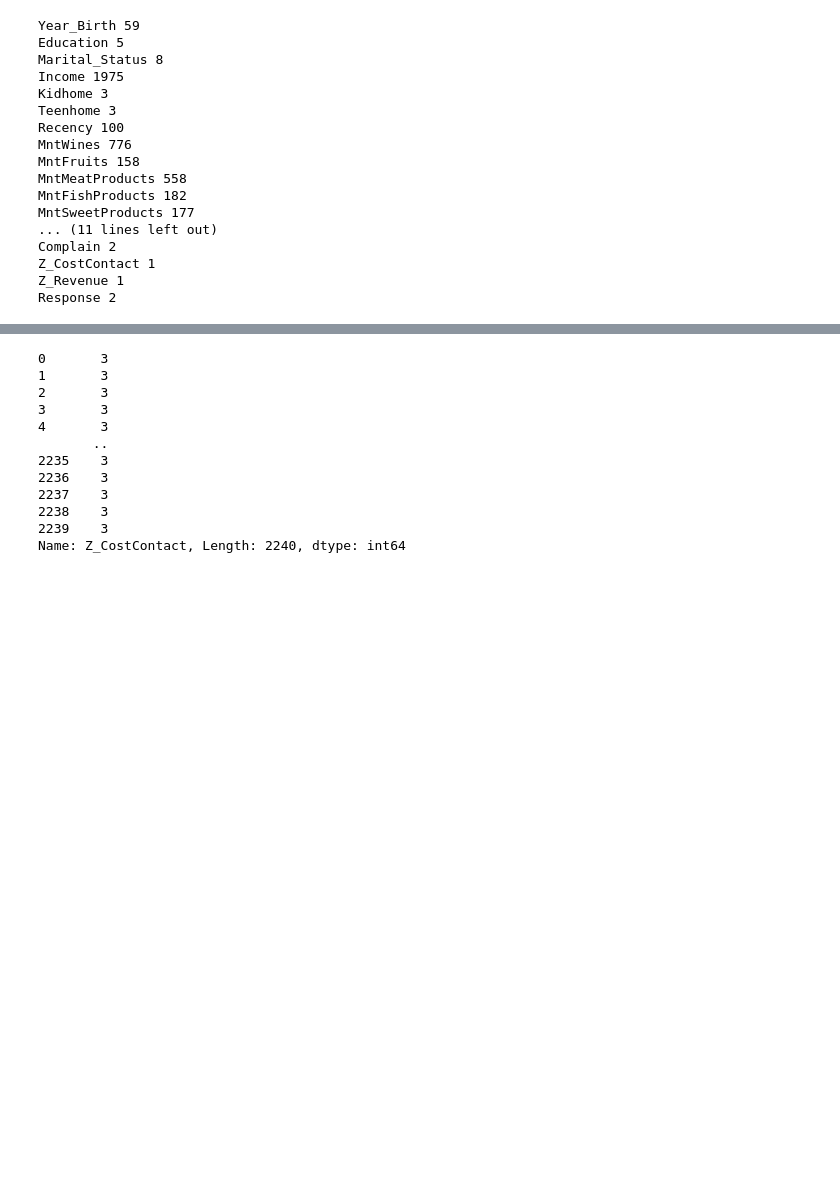
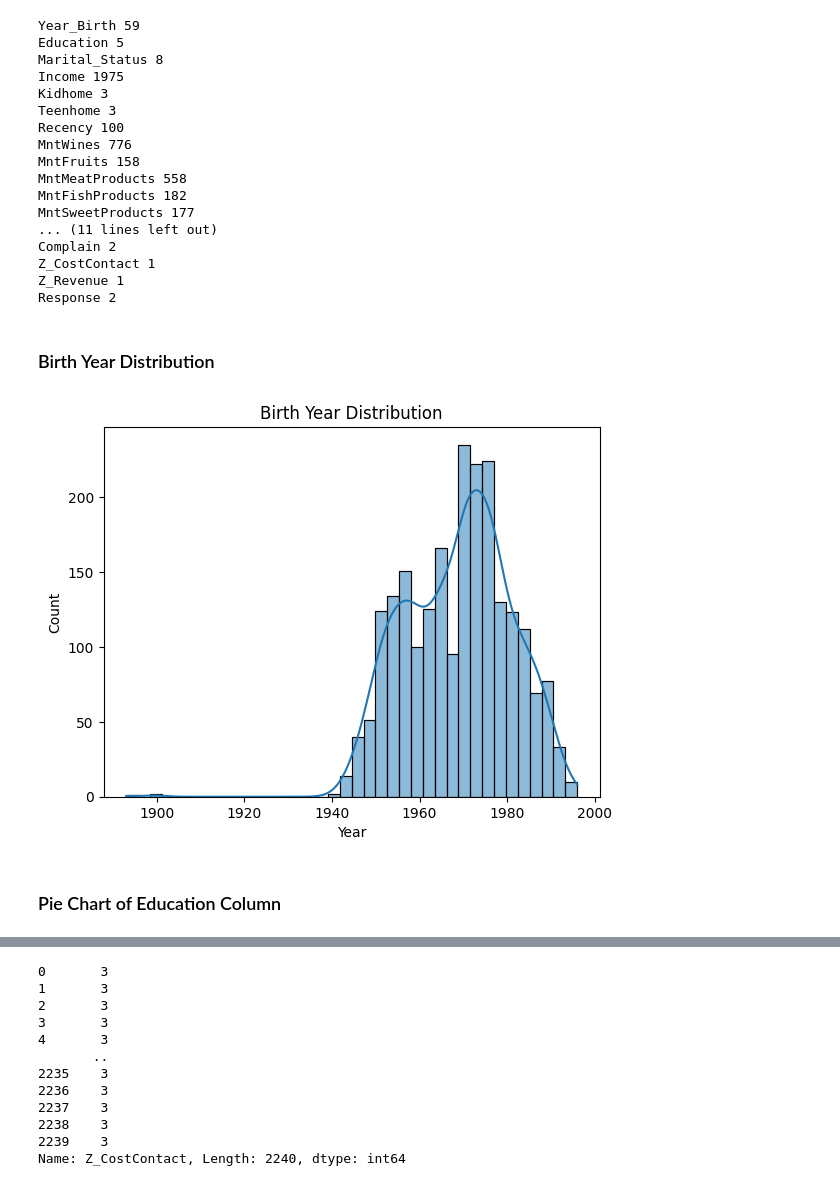
Before and after one commit to vikaschauhan734/customer_personality_analysis, a Jupyter notebook: notebook.ipynb, the cells around one changed output, grey strips where cells are left out. Saved outputs shown, nothing was run; the diff lists cells and outputs as text; code cells hidden in the pictures; blank space fills up the shorter version.

```diff
--- a/notebook.ipynb
+++ b/notebook.ipynb
@@ -194,3 +194,15 @@ Complain 2
 Z_CostContact 1
 Z_Revenue 1
 Response 2
+# %% [markdown]
+### Birth Year Distribution
+# %%
+sns.histplot(data=df,x='Year_Birth',kde=True)
+plt.title("Birth Year Distribution")
+plt.xlabel("Year")
+plt.ylabel("Count")
+plt.show()
+# %% [output]
+[figure, added]
+# %% [markdown]
+### Pie Chart of Education Column
```
Also changed, not shown: parts of 36 cells of this notebook, 1 other file.
